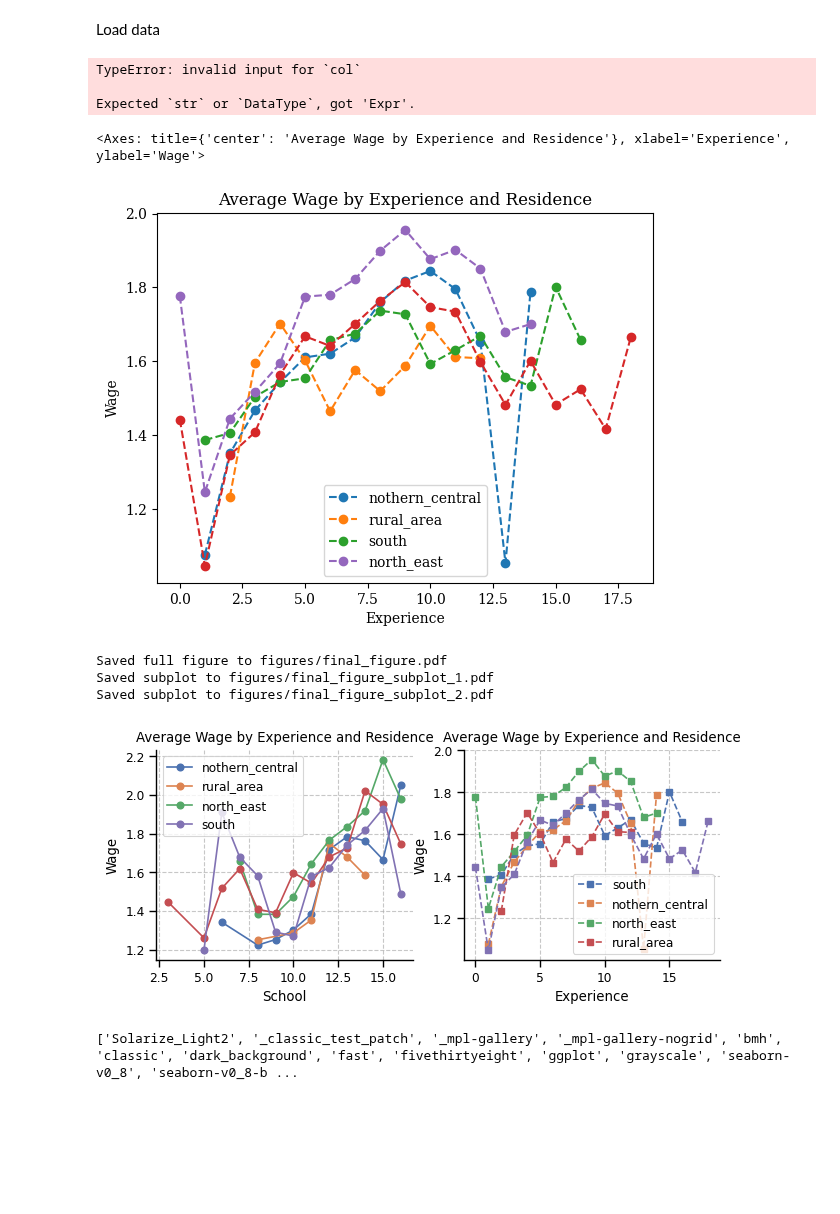
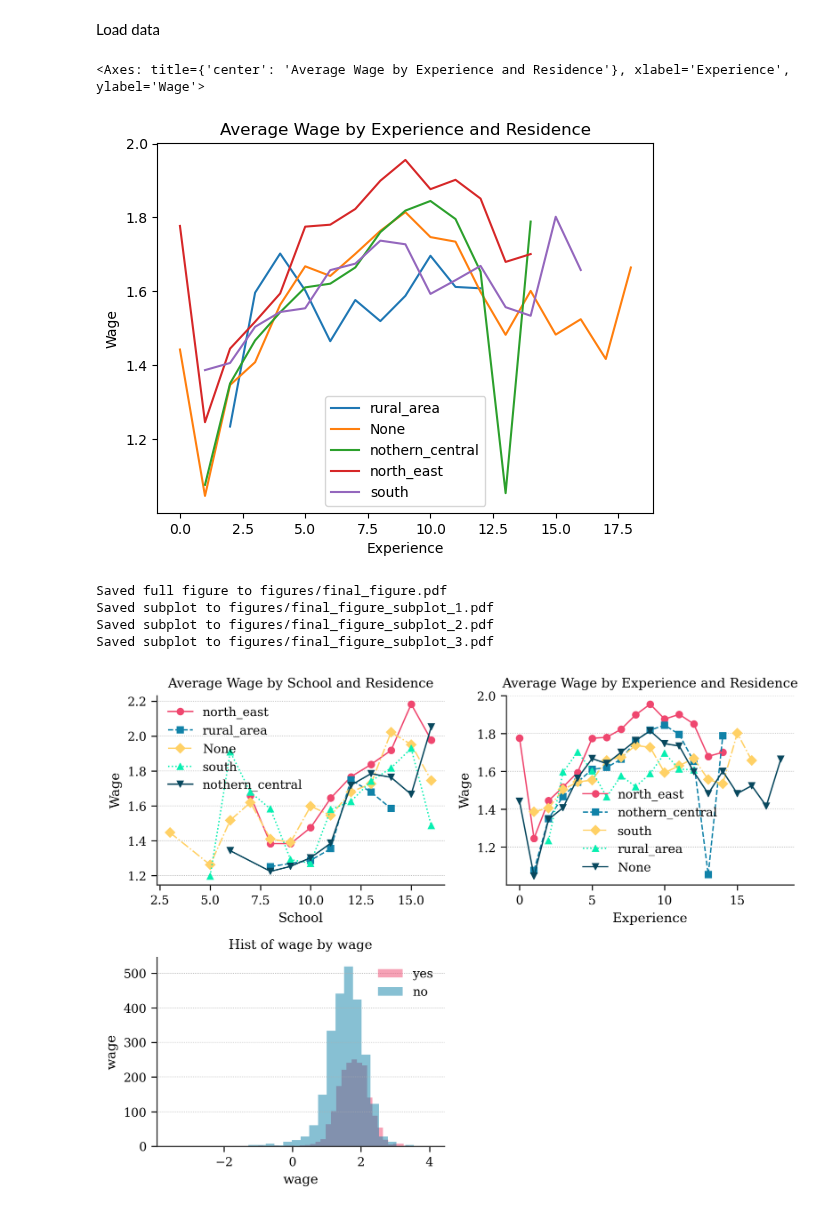
Before and after one commit to AdamHallengreen/figure-manager, a Jupyter notebook: examples/example_usage.ipynb, the cells around one changed output. Saved outputs shown, nothing was run; the diff lists cells and outputs as text; code cells hidden in the pictures; blank space fills up the shorter version.

Commit message:
feat: added nice flexible plot function

```diff
--- a/examples/example_usage.ipynb
+++ b/examples/example_usage.ipynb
@@ -26,8 +23,3 @@ Load data
 # %%
 # load data
 data = pl.read_csv('Males.csv')
-data.select(pl.mean(pl.col('wage')))
-# %% [output]
-TypeError: invalid input for `col`
-
-Expected `str` or `DataType`, got 'Expr'.
@@ -71,37 +26,27 @@ def create_plot(df, x_col: str, y_col: str, plot_method: str = 'plot', group_col
 # %%
-create_plot(data, x_col='exper', y_col='wage', plot_method='plot', group_cols='residence', agg_func=pl.mean, xlabel='Experience', ylabel='Wage', title='Average Wage by Experience and Residence', plot_kwargs={'marker': 'o', 'linestyle': '--'})
+generate_plot(data, x_col='exper', y_col='wage', plot_type='plot', group_by_cols='residence', agg_fct=pl.mean, xlabel='Experience', ylabel='Wage', title='Average Wage by Experience and Residence', plot_kwargs={'marker': 'o', 'linestyle': '--'})
 # %% [output]
 <Axes: title={'center': 'Average Wage by Experience and Residence'}, xlabel='Experience', ylabel='Wage'>
-[figure, old version]
+[figure, new version]
 # %%
 # Set up the FigureManager
 fm = FigureManager(output_dir="figures/", paper_size="A4", file_ext=".pdf", use_latex=False)
 
 # Create figure and subplot managers with specified layout
-fig, axes = fm.create_figure(n_rows=1, n_cols=2, n_subplots=2)
+fig, axes = fm.create_figure(n_rows=2, n_cols=2, n_subplots=3)
 
-# Example: Add some dummy plots
-for i, ax in enumerate(axes):
-    ax.plot([1, 2, 3], [i+1, (i+1)*2, (i+1)*3], label=f"Line {i+1}")
-    ax.plot([1, 2, 3], [i*2+1, (i*2+1)*2, (i*2+1)*3], label=f"Line {i*2+1}")
-    ax.set_xlabel(r"x (units)")  # LaTeX syntax
-    ax.set_ylabel(r"y (units)")
-    ax.legend()
-axes[0] = create_plot(data, x_col='school', y_col='wage', plot_method='plot', group_cols='residence', agg_func=pl.mean, ax = axes[0], xlabel='School', ylabel='Wage', title='Average Wage by Experience and Residence', plot_kwargs={'marker': 'o', 'linestyle': '-'})
-axes[1] = create_plot(data, x_col='exper', y_col='wage', plot_method='plot', group_cols='residence', agg_func=pl.mean, ax = axes[1], xlabel='Experience', ylabel='Wage', title='Average Wage by Experience and Residence', plot_kwargs={'marker': 's', 'linestyle': '--'})
+axes[0] = generate_plot(data, x_col='school', y_col='wage', plot_type='plot', group_by_cols='residence', agg_fct=pl.mean, ax = axes[0], xlabel='School', ylabel='Wage', title='Average Wage by School and Residence')
+axes[1] = generate_plot(data, x_col='exper', y_col='wage', plot_type='plot', group_by_cols='residence', agg_fct=pl.mean, ax = axes[1], xlabel='Experience', ylabel='Wage', title='Average Wage by Experience and Residence')
+axes[2] = generate_plot(data, x_col='wage', y_col='wage', plot_type='hist', group_by_cols='maried', agg_fct=None, ax = axes[2],  plot_settings={'alpha': 0.5, 'bins':30})
 
 # Save the entire figure and subplots
 fm.save_figure(filename="final_figure")
 
 # Optional: Display the figure
 plt.show()
 # %% [output]
 Saved full figure to figures/final_figure.pdf
 Saved subplot to figures/final_figure_subplot_1.pdf
 Saved subplot to figures/final_figure_subplot_2.pdf
+Saved subplot to figures/final_figure_subplot_3.pdf
-[figure, old version]
+[figure, new version]
-# %%
-#check available styles in seaborn and print in list
-print(plt.style.available)
-# %% [output]
-['Solarize_Light2', '_classic_test_patch', '_mpl-gallery', '_mpl-gallery-nogrid', 'bmh', 'classic', 'dark_background', 'fast', 'fivethirtyeight', 'ggplot', 'grayscale', 'seaborn-v0_8', 'seaborn-v0_8-b ...
```
Also changed, not shown: parts of 2 cells of this notebook, 2 other files.
